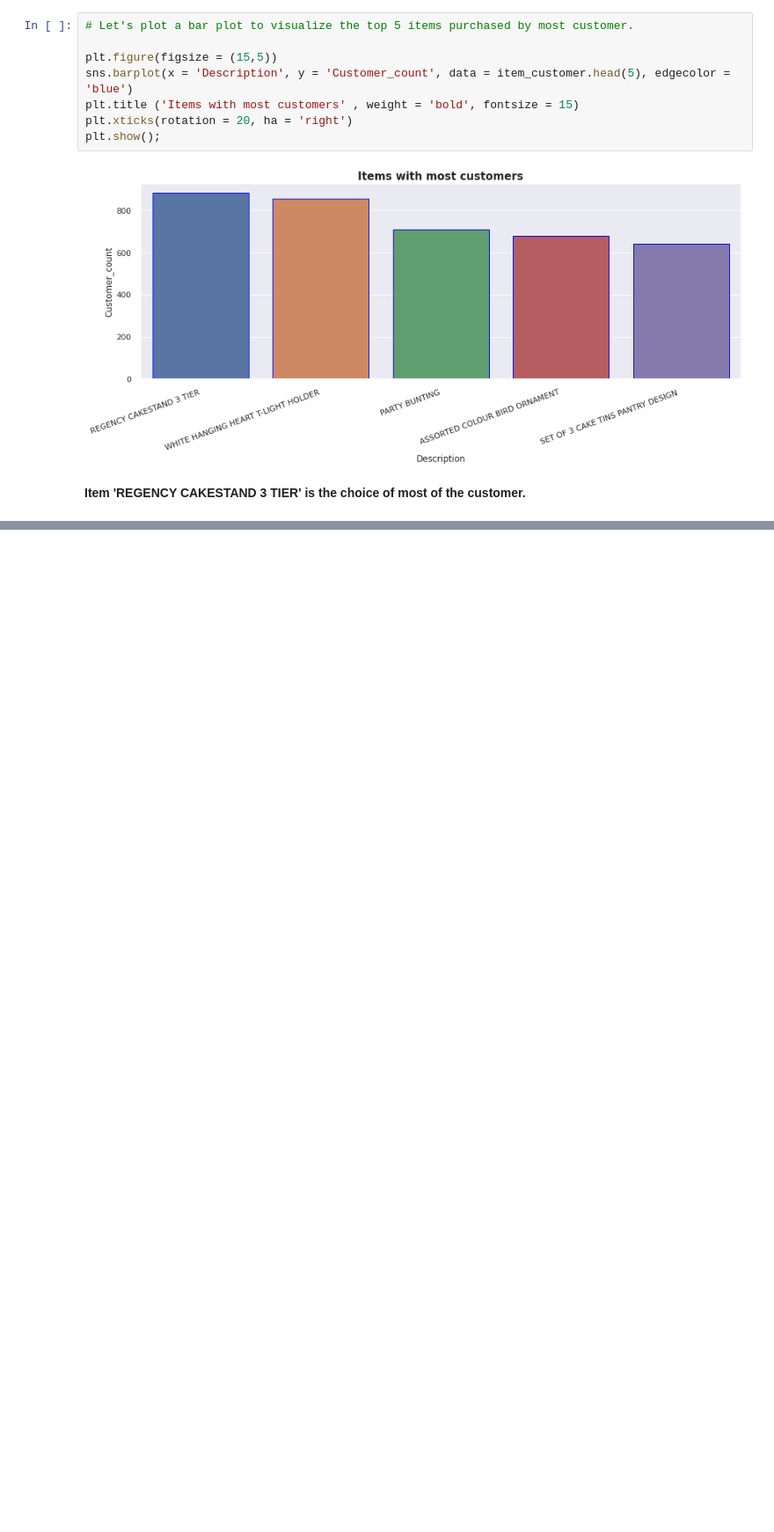
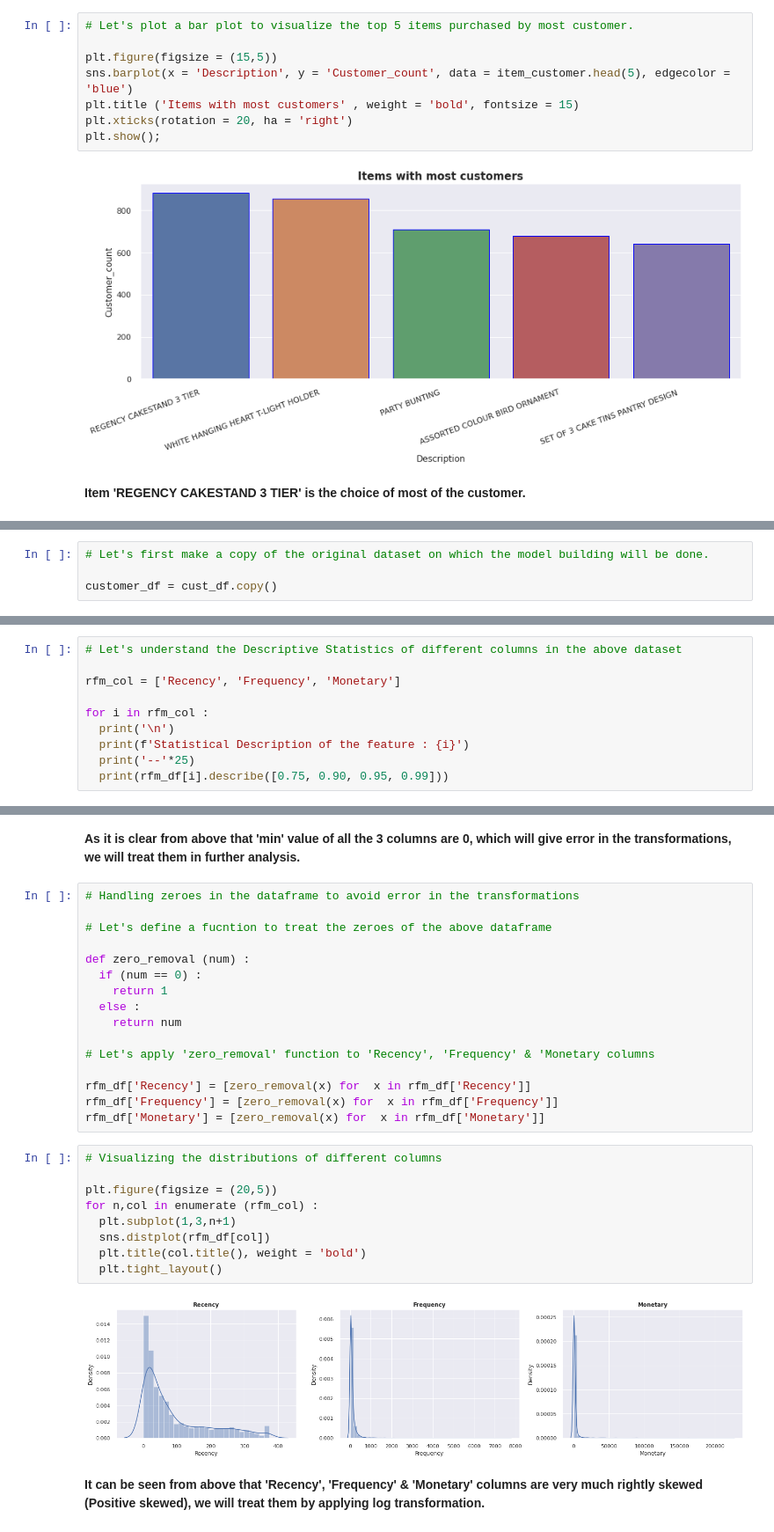
Before and after one commit to Kousikdutta1/Online-Retail-Customer-Segmentation, a Jupyter notebook: Kousik_Dutta_Online_Retail_Customer_Segmentation_Capstone_Project.ipynb, the cells around one changed output, grey strips where cells are left out. Shown at 88% size. Drawn from its saved outputs; the diff is of its cells as text; blank space fills up the shorter version.

Commit message:
Fifth Commit Online Retail Customer Segmentation

```diff
--- a/Kousik_Dutta_Online_Retail_Customer_Segmentation_Capstone_Project.ipynb
+++ b/Kousik_Dutta_Online_Retail_Customer_Segmentation_Capstone_Project.ipynb
@@ -736,0 +762,4 @@ plt.show();
+# %%
+# Let's first make a copy of the original dataset on which the model building will be done.
+
+customer_df = cust_df.copy()
@@ -736,0 +851,10 @@ plt.show();
+# %%
+# Let's understand the Descriptive Statistics of different columns in the above dataset
+
+rfm_col = ['Recency', 'Frequency', 'Monetary']
+
+for i in rfm_col :
+  print('\n')
+  print(f'Statistical Description of the feature : {i}')
+  print('--'*25)
+  print(rfm_df[i].describe([0.75, 0.90, 0.95, 0.99]))
@@ -736,0 +879,31 @@ plt.show();
+# %% [markdown]
+**As it is clear from above that 'min' value of all the 3 columns are 0, which will give error in the transformations, we will treat them in further analysis.**
+# %%
+# Handling zeroes in the dataframe to avoid error in the transformations
+
+# Let's define a fucntion to treat the zeroes of the above dataframe
+
+def zero_removal (num) :
+  if (num == 0) :
+    return 1
+  else :
+    return num
+
+# Let's apply 'zero_removal' function to 'Recency', 'Frequency' & 'Monetary columns
+
+rfm_df['Recency'] = [zero_removal(x) for  x in rfm_df['Recency']]
+rfm_df['Frequency'] = [zero_removal(x) for  x in rfm_df['Frequency']]
+rfm_df['Monetary'] = [zero_removal(x) for  x in rfm_df['Monetary']]
+# %%
+# Visualizing the distributions of different columns
+
+plt.figure(figsize = (20,5))
+for n,col in enumerate (rfm_col) :
+  plt.subplot(1,3,n+1)
+  sns.distplot(rfm_df[col])
+  plt.title(col.title(), weight = 'bold')
+  plt.tight_layout()
+# %% [output]
+[figure, added]
+# %% [markdown]
+**It can be seen from above that 'Recency', 'Frequency' & 'Monetary' columns are very much rightly skewed (Positive skewed), we will treat them by applying log transformation.**
```
Also changed, not shown: parts of 18 cells of this notebook.
